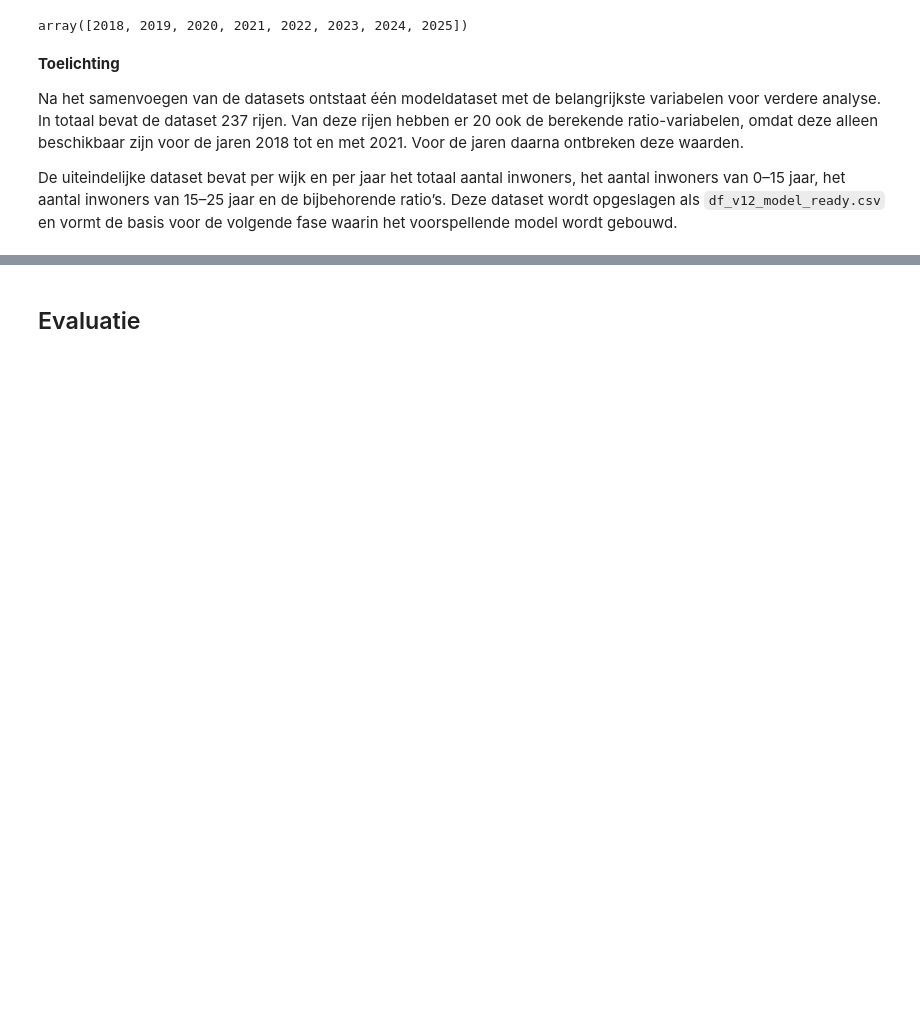
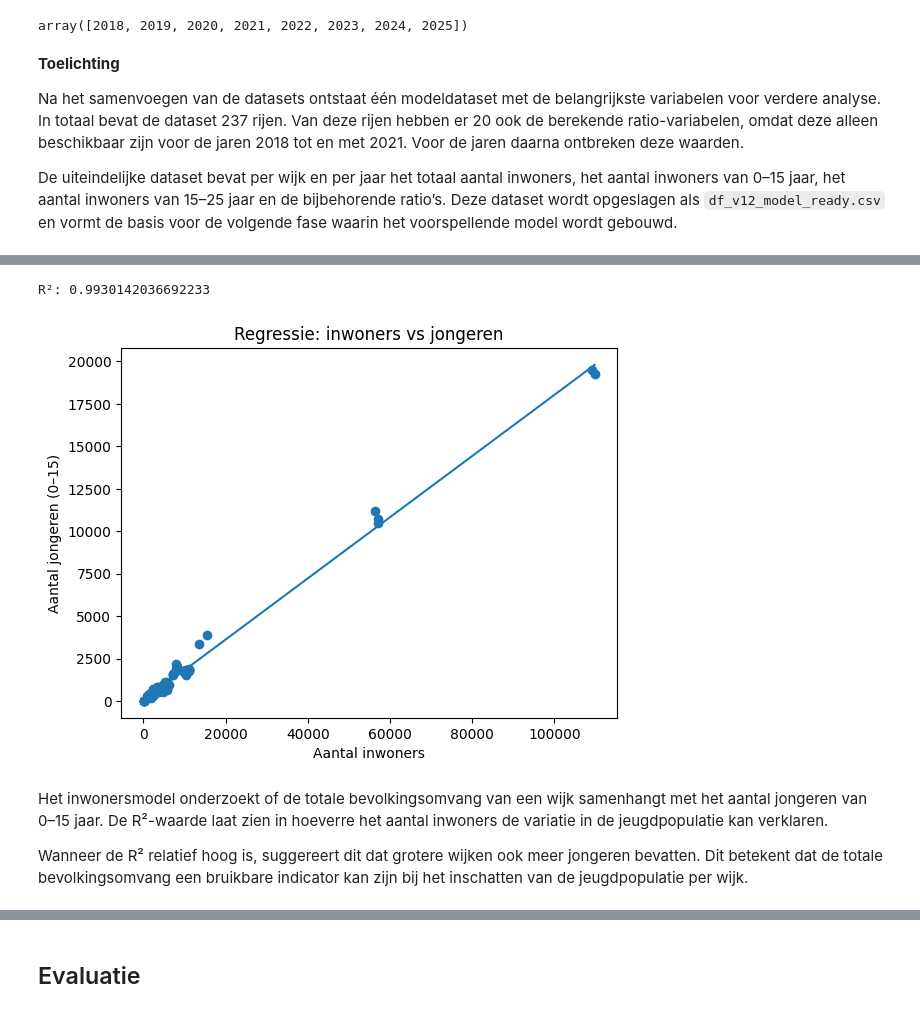
Before and after one commit to Ismael-991/almere-jeugd-voorspelling, a Jupyter notebook: notebooks/final/Gezamenlijke_notebook.ipynb, the cells around one changed output, grey strips where cells are left out. Drawn from its saved outputs; the diff is of its cells as text; code cells hidden in the pictures; blank space fills up the shorter version.

```diff
--- a/notebooks/final/Gezamenlijke_notebook.ipynb
+++ b/notebooks/final/Gezamenlijke_notebook.ipynb
@@ -1400,0 +1488,14 @@ We gebruiken lineaire regressie als baseline model.
+# %%
+# Basis dataset inladen
+import pandas as pd
+import numpy as np
+import matplotlib.pyplot as plt
+
+from sklearn.model_selection import train_test_split
+from sklearn.linear_model import LinearRegression
+from sklearn.metrics import r2_score, mean_absolute_error, mean_squared_error
+
+df = pd.read_csv("../../data/processed/df_v12_model_ready.csv")
+
+print(df.columns.tolist())
+df.head()
@@ -1400,0 +1637,39 @@ We gebruiken lineaire regressie als baseline model.
+# %%
+df_model = df[["AantalInwoners", "Aantal_0_15"]].dropna()
+
+X = df_model[["AantalInwoners"]]
+y = df_model["Aantal_0_15"]
+
+X_train, X_test, y_train, y_test = train_test_split(
+    X, y, test_size=0.3, random_state=42
+)
+
+model = LinearRegression()
+model.fit(X_train, y_train)
+
+y_pred = model.predict(X_test)
+
+r2 = r2_score(y_test, y_pred)
+
+print("R²:", r2)
+# %% [output]
+R²: 0.9930142036692233
+# %%
+plt.scatter(X_test, y_test)
+
+x_line = np.linspace(X_test.min(), X_test.max(), 100)
+y_line = model.predict(x_line)
+
+plt.plot(x_line, y_line)
+
+plt.xlabel("Aantal inwoners")
+plt.ylabel("Aantal jongeren (0–15)")
+plt.title("Regressie: inwoners vs jongeren")
+
+plt.show()
+# %% [output]
+[figure, added]
+# %% [markdown]
+Het inwonersmodel onderzoekt of de totale bevolkingsomvang van een wijk samenhangt met het aantal jongeren van 0–15 jaar. De R²-waarde laat zien in hoeverre het aantal inwoners de variatie in de jeugdpopulatie kan verklaren.
+
+Wanneer de R² relatief hoog is, suggereert dit dat grotere wijken ook meer jongeren bevatten. Dit betekent dat de totale bevolkingsomvang een bruikbare indicator kan zijn bij het inschatten van de jeugdpopulatie per wijk.
```
Also changed, not shown: parts of 36 cells of this notebook.
